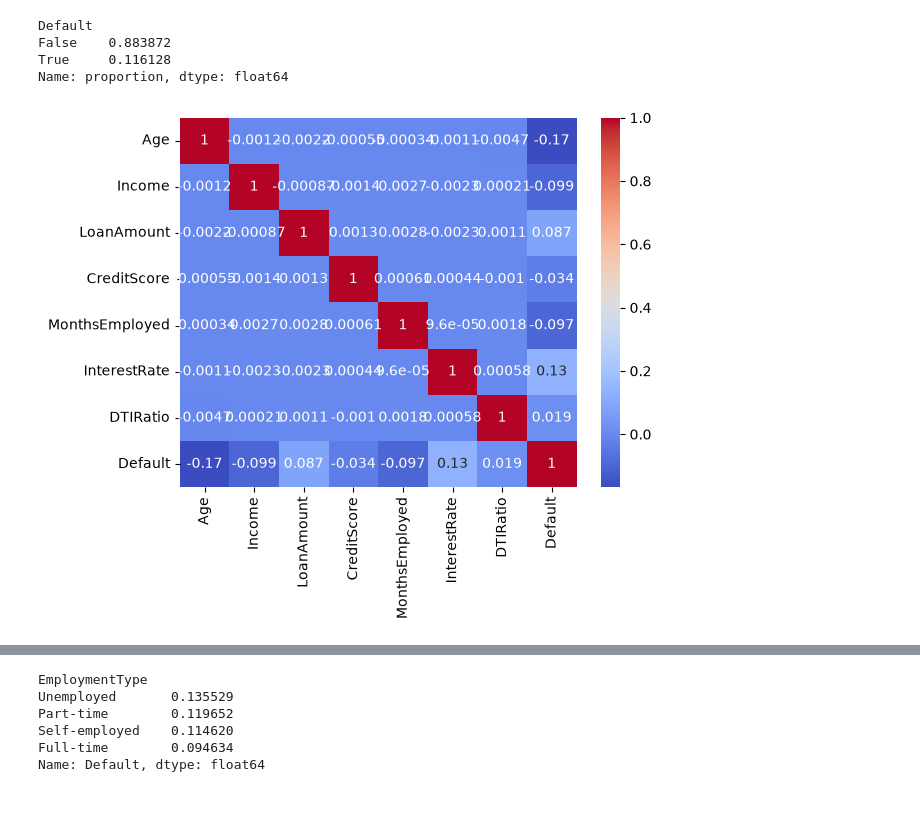
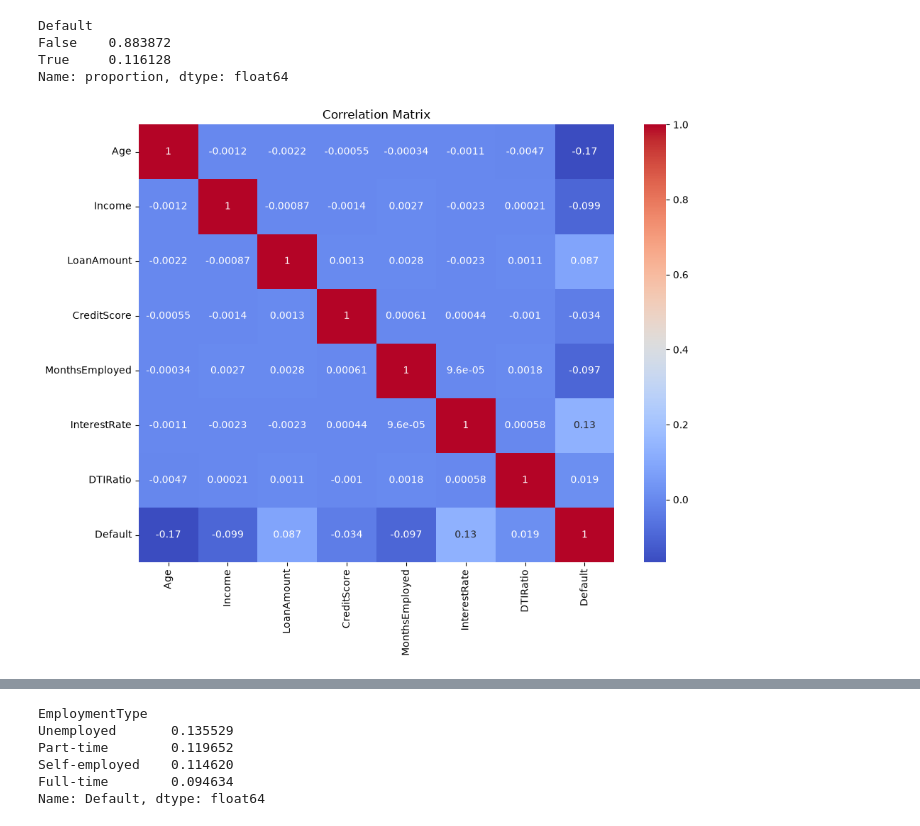
Before and after one commit to IrinaEkb/Loan_Default, a Jupyter notebook: notebooks/02_eda.ipynb, the cells around one changed output, grey strips where cells are left out. Saved outputs shown, nothing was run; the diff lists cells and outputs as text; code cells hidden in the pictures.

```diff
--- a/notebooks/02_eda.ipynb
+++ b/notebooks/02_eda.ipynb
@@ -17,8 +17,23 @@ False    0.883872
 True     0.116128
 Name: proportion, dtype: float64
 # %%
-numeric_cols = ['Age', 'Income', 'LoanAmount', 'CreditScore', 'MonthsEmployed', 'InterestRate', 'DTIRatio']
-sns.heatmap(df[numeric_cols + ['Default']].corr(), annot=True, cmap='coolwarm')
+
+numeric_cols = [
+    "Age",
+    "Income",
+    "LoanAmount",
+    "CreditScore",
+    "MonthsEmployed",
+    "InterestRate",
+    "DTIRatio",
+]
+
+plt.figure(figsize=(10, 8))
+sns.heatmap(df[numeric_cols + ["Default"]].corr(), annot=True, cmap="coolwarm")
+plt.title("Correlation Matrix")
+plt.tight_layout()
+plt.savefig(project_path / "visuals/correlation_heatmap.png")
+
 plt.show()
 # %% [output]
-[figure, old version]
+[figure, new version]
```
Also changed, not shown: parts of 9 cells of this notebook, 3 other files.
